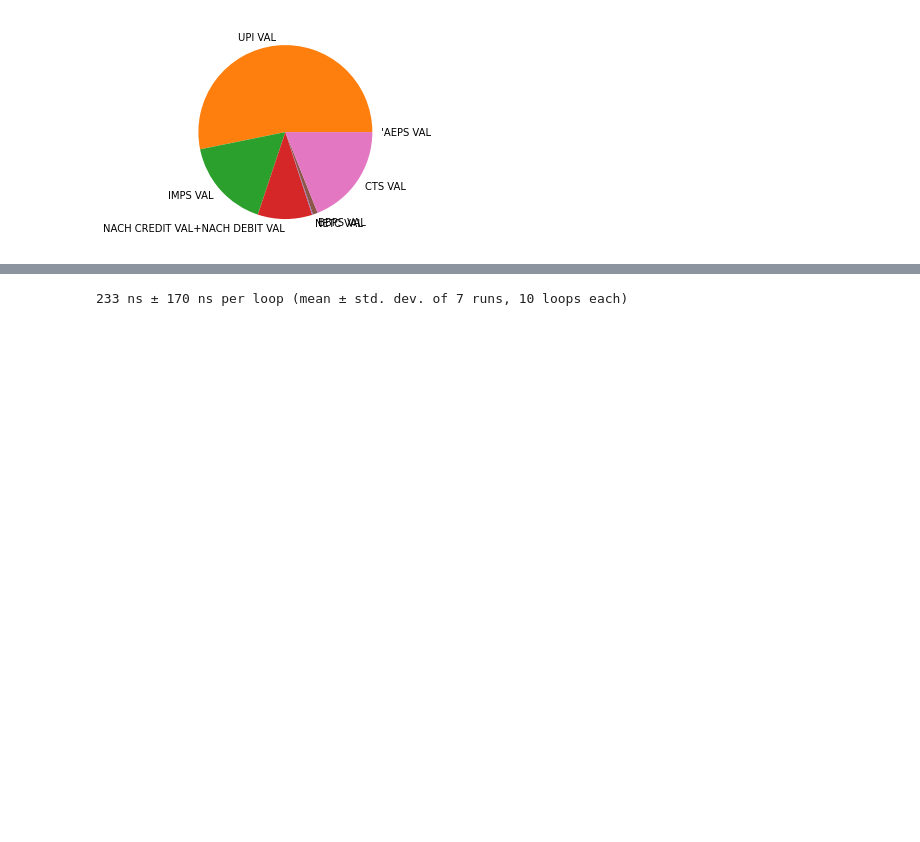
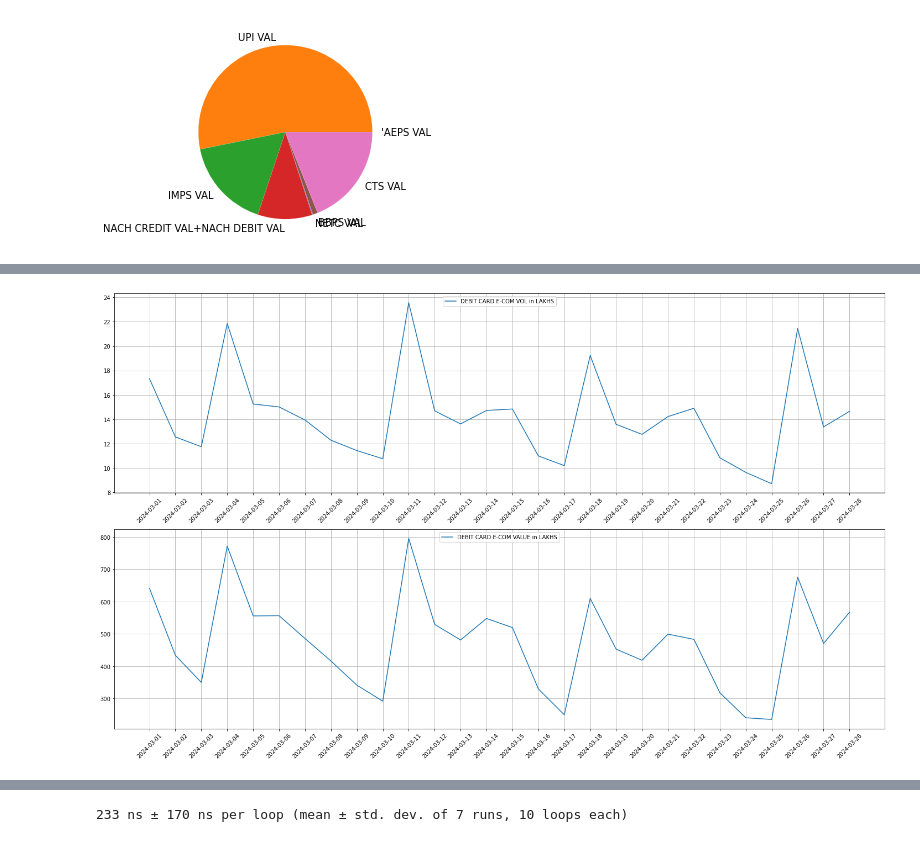
Before and after one commit to Singhal-Piyush/RBI_PAYMENT_AND_SETTLEMENT_ANALYTICS, a Jupyter notebook: Data Analytics on Settlement and Payment Systems in India.ipynb, the cells around one changed output, grey strips where cells are left out. Saved outputs shown, nothing was run; the diff lists cells and outputs as text; code cells hidden in the pictures; blank space fills up the shorter version.

```diff
--- a/Data Analytics on Settlement and Payment Systems in India.ipynb
+++ b/Data Analytics on Settlement and Payment Systems in India.ipynb
@@ -418,0 +479,18 @@ plt.show()
+# %%
+plt.figure(figsize = (20,12))
+
+plt.subplot(2,1,1)
+plt.plot(df_3["DATE"],df_3["DEBIT CARD E-COM VOL"],label = "DEBIT CARD E-COM VOL in LAKHS")
+plt.xticks(df_3["DATE"],rotation = 45)
+plt.grid()
+plt.legend(loc = 9)B
+
+plt.subplot(2,1,2)
+plt.plot(df_3["DATE"],df_3["DEBIT CARD E-COM VAL"],label = "DEBIT CARD E-COM VALUE in LAKHS")
+plt.xticks(df_3["DATE"],rotation = 45)
+plt.grid()
+plt.legend(loc = 9)
+
+plt.show()
+# %% [output]
+[figure, added]
```
Also changed, not shown: parts of 25 cells of this notebook.
